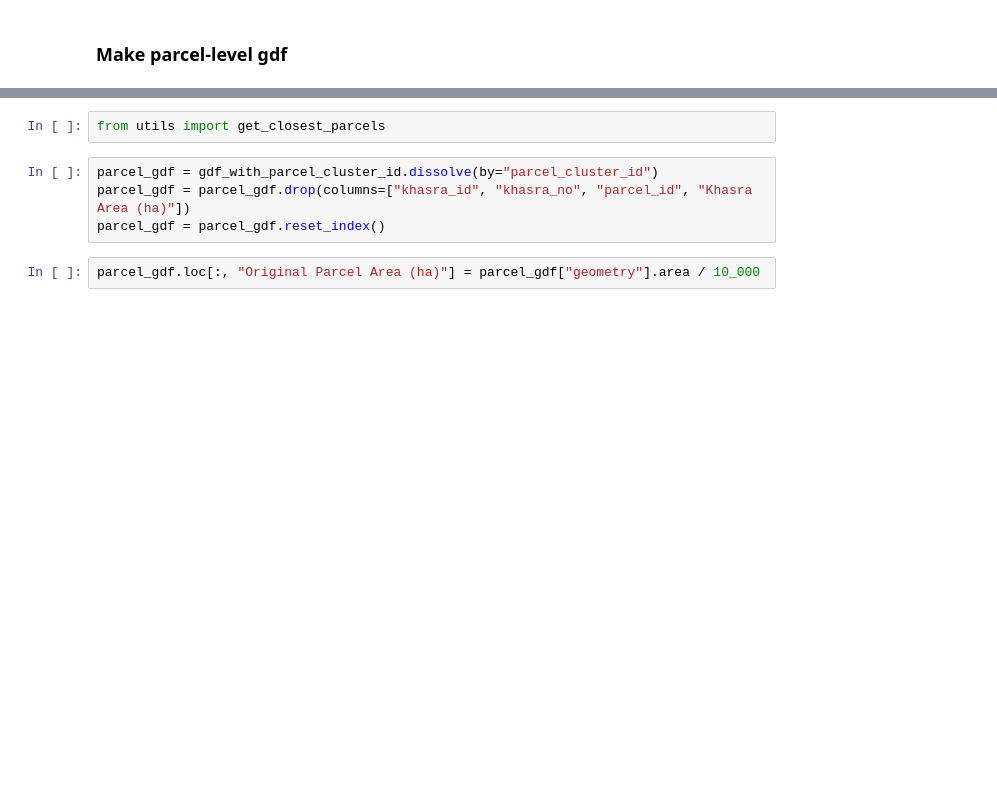
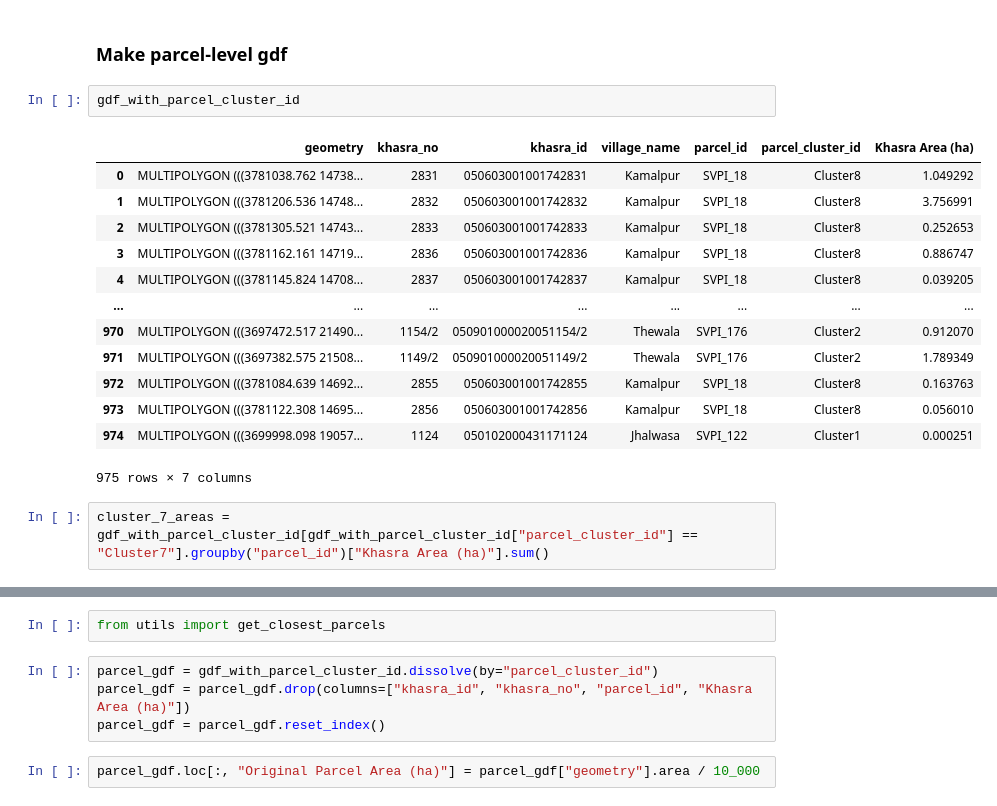
Before and after one commit to IDinsight/idinsight-solar-parks, a Jupyter notebook: notebooks/solar_parks_02_4_parcel_layers shivpuri.ipynb, the cells around one changed output, grey strips where cells are left out. Cells and saved outputs as stored; diff of their text form; blank space fills up the shorter version.

```diff
--- a/notebooks/solar_parks_02_4_parcel_layers shivpuri.ipynb
+++ b/notebooks/solar_parks_02_4_parcel_layers shivpuri.ipynb
@@ -155,2 +175,20 @@ plt.savefig(
 # %% [markdown]
 ### Make parcel-level gdf
+# %%
+gdf_with_parcel_cluster_id
+# %% [output]
+|  | geometry | khasra_no | khasra_id | village_name | parcel_id | parcel_cluster_id | Khasra Area (ha) |
+| 0 | MULTIPOLYGON (((3781038.762 14738... | 2831 | 050603001001742831 | Kamalpur | SVPI_18 | Cluster8 | 1.049292 |
+| 1 | MULTIPOLYGON (((3781206.536 14748... | 2832 | 050603001001742832 | Kamalpur | SVPI_18 | Cluster8 | 3.756991 |
+| 2 | MULTIPOLYGON (((3781305.521 14743... | 2833 | 050603001001742833 | Kamalpur | SVPI_18 | Cluster8 | 0.252653 |
+| 3 | MULTIPOLYGON (((3781162.161 14719... | 2836 | 050603001001742836 | Kamalpur | SVPI_18 | Cluster8 | 0.886747 |
+| 4 | MULTIPOLYGON (((3781145.824 14708... | 2837 | 050603001001742837 | Kamalpur | SVPI_18 | Cluster8 | 0.039205 |
+| ... | ... | ... | ... | ... | ... | ... | ... |
+| 970 | MULTIPOLYGON (((3697472.517 21490... | 1154/2 | 050901000020051154/2 | Thewala | SVPI_176 | Cluster2 | 0.912070 |
+| 971 | MULTIPOLYGON (((3697382.575 21508... | 1149/2 | 050901000020051149/2 | Thewala | SVPI_176 | Cluster2 | 1.789349 |
+| 972 | MULTIPOLYGON (((3781084.639 14692... | 2855 | 050603001001742855 | Kamalpur | SVPI_18 | Cluster8 | 0.163763 |
+| 973 | MULTIPOLYGON (((3781122.308 14695... | 2856 | 050603001001742856 | Kamalpur | SVPI_18 | Cluster8 | 0.056010 |
+| 974 | MULTIPOLYGON (((3699998.098 19057... | 1124 | 050102000431171124 | Jhalwasa | SVPI_122 | Cluster1 | 0.000251 |
+975 rows × 7 columns
+# %%
+cluster_7_areas = gdf_with_parcel_cluster_id[gdf_with_parcel_cluster_id["parcel_cluster_id"] == "Cluster7"].groupby("parcel_id")["Khasra Area (ha)"].sum()
```
Also changed, not shown: parts of 18 cells of this notebook, 1 other file.
